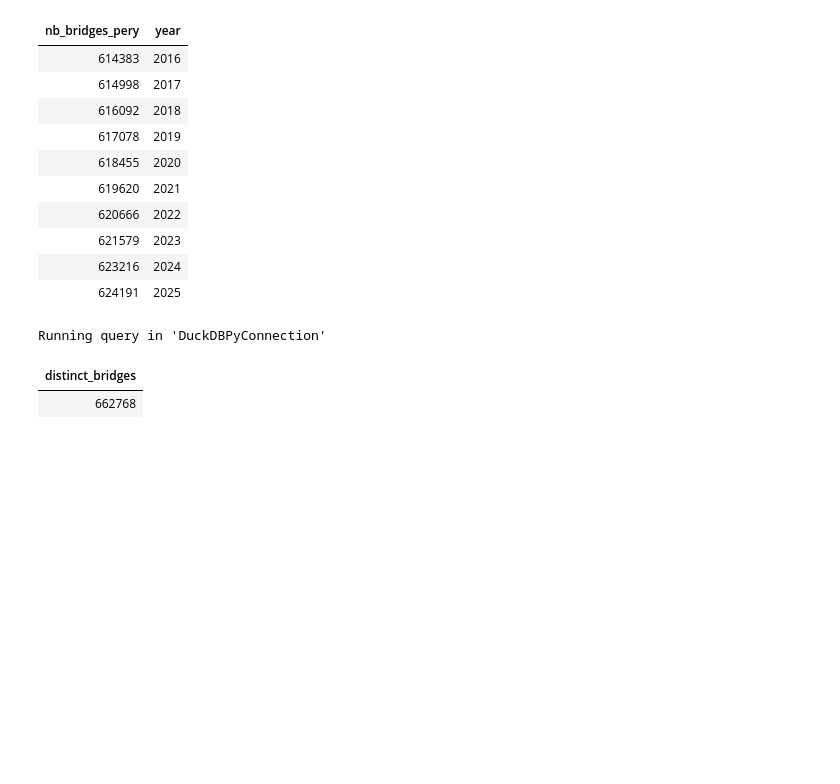
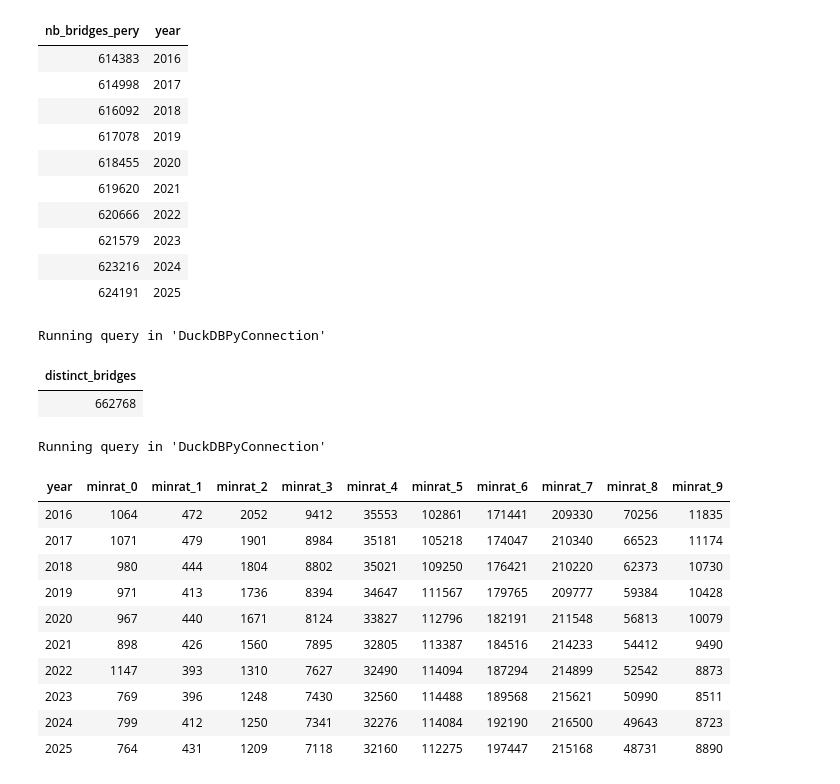
Before and after one commit to AHichem/bridge-deterioration-nbi, a Jupyter notebook: notebooks/02_sql_model.ipynb, the cells around one changed output. Drawn from its saved outputs; the diff is of its cells as text; code cells hidden in the pictures; blank space fills up the shorter version.

```diff
--- a/notebooks/02_sql_model.ipynb
+++ b/notebooks/02_sql_model.ipynb
@@ -251,0 +249,30 @@ Running query in 'DuckDBPyConnection'
+# %%
+%%sql
+-- Q3 — distribution de min_rating par année
+SELECT year,
+COUNT (min_rating) FILTER  (WHERE min_rating = 0) AS minrat_0,
+COUNT (min_rating) FILTER  (WHERE min_rating = 1) AS minrat_1,
+COUNT (min_rating) FILTER  (WHERE min_rating = 2) AS minrat_2,
+COUNT (min_rating) FILTER  (WHERE min_rating = 3) AS minrat_3,
+COUNT (min_rating) FILTER  (WHERE min_rating = 4) AS minrat_4,
+COUNT (min_rating) FILTER  (WHERE min_rating = 5) AS minrat_5,
+COUNT (min_rating) FILTER  (WHERE min_rating = 6) AS minrat_6,
+COUNT (min_rating) FILTER  (WHERE min_rating = 7) AS minrat_7,
+COUNT (min_rating) FILTER  (WHERE min_rating = 8) AS minrat_8,
+COUNT (min_rating) FILTER  (WHERE min_rating = 9) AS minrat_9,
+FROM inspections
+GROUP BY year,
+ORDER BY year;
+# %% [output]
+Running query in 'DuckDBPyConnection'
+| year | minrat_0 | minrat_1 | minrat_2 | minrat_3 | minrat_4 | minrat_5 | minrat_6 | minrat_7 | minrat_8 | minrat_9 |
+| 2016 | 1064 | 472 | 2052 | 9412 | 35553 | 102861 | 171441 | 209330 | 70256 | 11835 |
+| 2017 | 1071 | 479 | 1901 | 8984 | 35181 | 105218 | 174047 | 210340 | 66523 | 11174 |
+| 2018 | 980 | 444 | 1804 | 8802 | 35021 | 109250 | 176421 | 210220 | 62373 | 10730 |
+| 2019 | 971 | 413 | 1736 | 8394 | 34647 | 111567 | 179765 | 209777 | 59384 | 10428 |
+| 2020 | 967 | 440 | 1671 | 8124 | 33827 | 112796 | 182191 | 211548 | 56813 | 10079 |
+| 2021 | 898 | 426 | 1560 | 7895 | 32805 | 113387 | 184516 | 214233 | 54412 | 9490 |
+| 2022 | 1147 | 393 | 1310 | 7627 | 32490 | 114094 | 187294 | 214899 | 52542 | 8873 |
+| 2023 | 769 | 396 | 1248 | 7430 | 32560 | 114488 | 189568 | 215621 | 50990 | 8511 |
+| 2024 | 799 | 412 | 1250 | 7341 | 32276 | 114084 | 192190 | 216500 | 49643 | 8723 |
+| 2025 | 764 | 431 | 1209 | 7118 | 32160 | 112275 | 197447 | 215168 | 48731 | 8890 |
```
Also changed, not shown: parts of 3 cells of this notebook.
